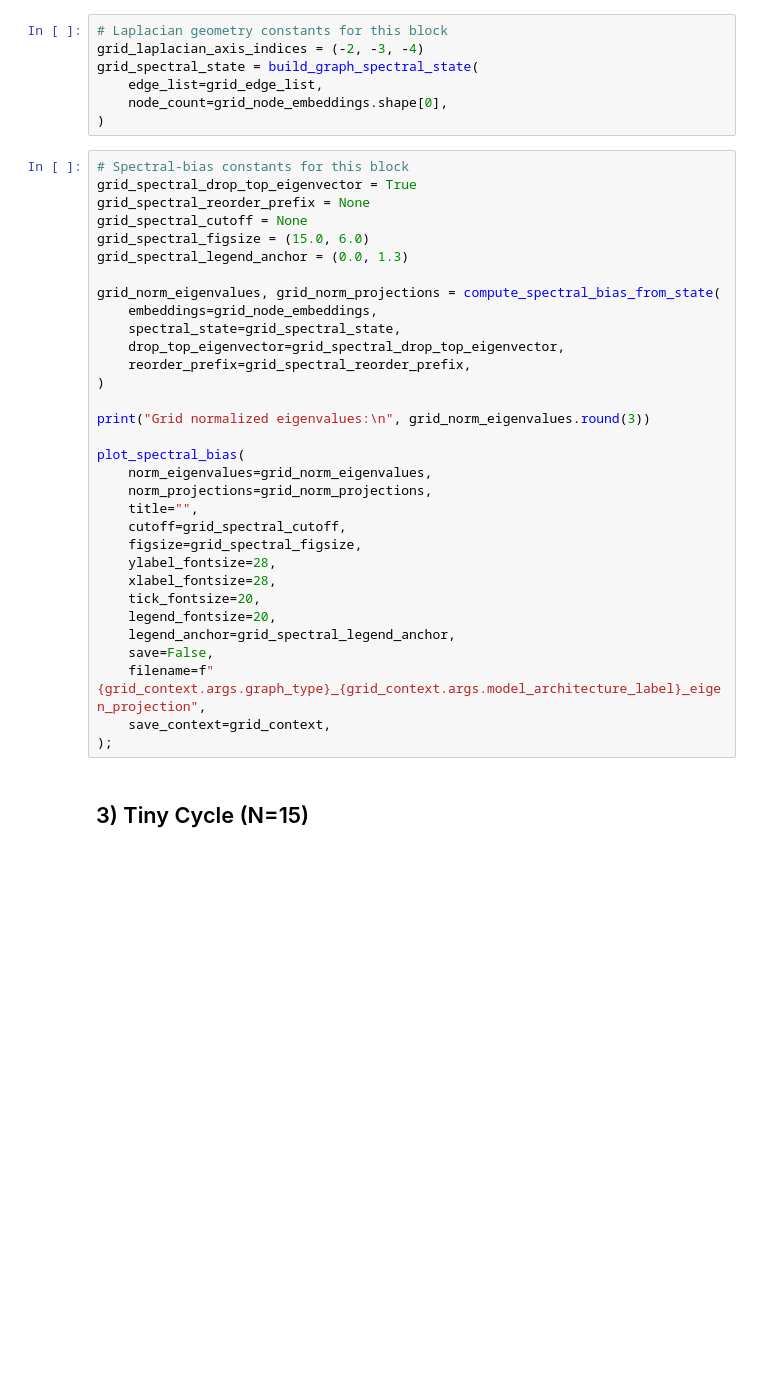
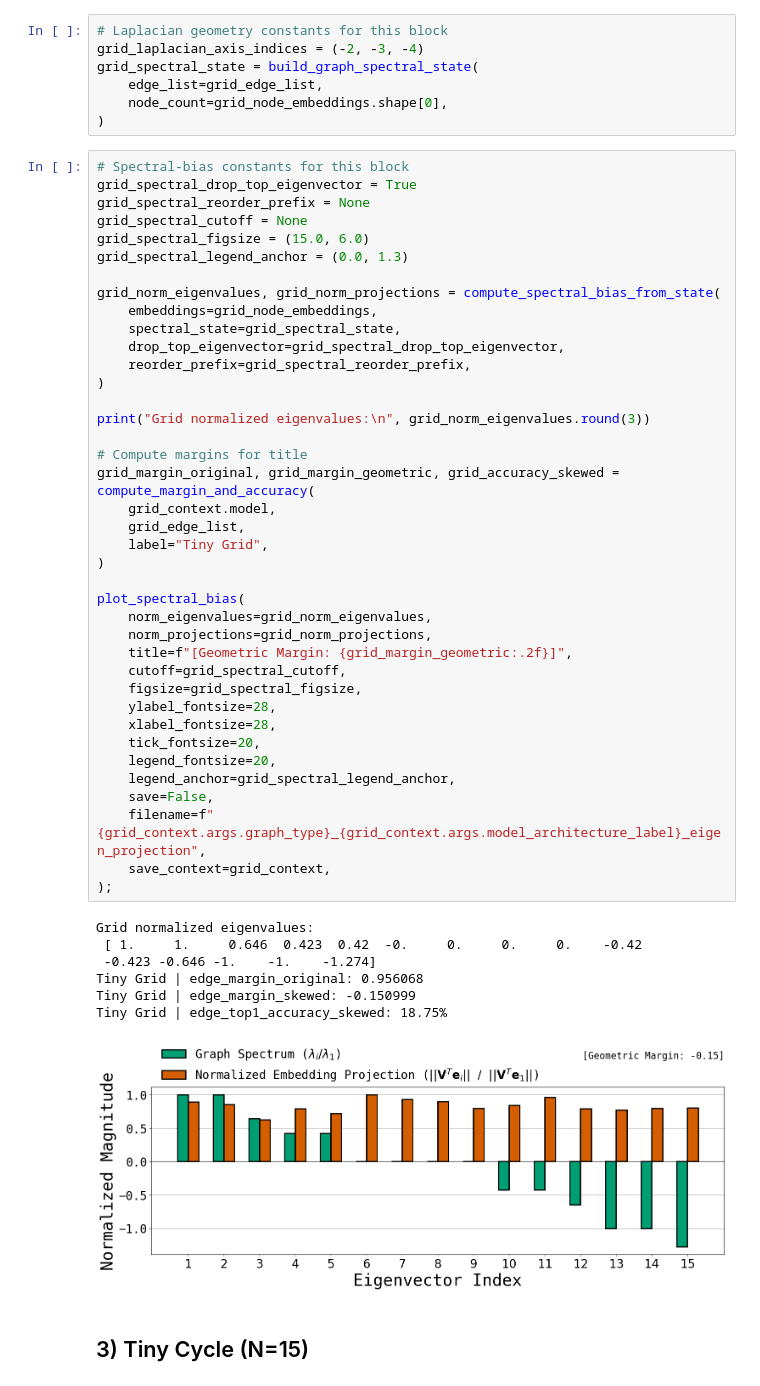
Before and after one commit to Shahriarnz14/Geometric_Memory, a Jupyter notebook: tiny_graphs_notebooks/experiment_notebooks/tiny_associative.ipynb, the cells around one changed output. Cells and saved outputs as stored; diff of their text form; blank space fills up the shorter version.

```diff
--- a/tiny_graphs_notebooks/experiment_notebooks/tiny_associative.ipynb
+++ b/tiny_graphs_notebooks/experiment_notebooks/tiny_associative.ipynb
@@ -452,34 +577,49 @@ grid_spectral_state = build_graph_spectral_state(
 # Spectral-bias constants for this block
 grid_spectral_drop_top_eigenvector = True
 grid_spectral_reorder_prefix = None
 grid_spectral_cutoff = None
 grid_spectral_figsize = (15.0, 6.0)
 grid_spectral_legend_anchor = (0.0, 1.3)
 
 grid_norm_eigenvalues, grid_norm_projections = compute_spectral_bias_from_state(
     embeddings=grid_node_embeddings,
     spectral_state=grid_spectral_state,
     drop_top_eigenvector=grid_spectral_drop_top_eigenvector,
     reorder_prefix=grid_spectral_reorder_prefix,
 )
 
 print("Grid normalized eigenvalues:\n", grid_norm_eigenvalues.round(3))
 
+# Compute margins for title
+grid_margin_original, grid_margin_geometric, grid_accuracy_skewed = compute_margin_and_accuracy(
+    grid_context.model,
+    grid_edge_list,
+    label="Tiny Grid",
+)
+
 plot_spectral_bias(
     norm_eigenvalues=grid_norm_eigenvalues,
     norm_projections=grid_norm_projections,
-    title="",
+    title=f"[Geometric Margin: {grid_margin_geometric:.2f}]",
     cutoff=grid_spectral_cutoff,
     figsize=grid_spectral_figsize,
     ylabel_fontsize=28,
     xlabel_fontsize=28,
     tick_fontsize=20,
     legend_fontsize=20,
     legend_anchor=grid_spectral_legend_anchor,
     save=False,
     filename=f"{grid_context.args.graph_type}_{grid_context.args.model_architecture_label}_eigen_projection",
     save_context=grid_context,
 );
+# %% [output]
+Grid normalized eigenvalues:
+ [ 1.     1.     0.646  0.423  0.42  -0.     0.     0.     0.    -0.42
+ -0.423 -0.646 -1.    -1.    -1.274]
+Tiny Grid | edge_margin_original: 0.956068
+Tiny Grid | edge_margin_skewed: -0.150999
+Tiny Grid | edge_top1_accuracy_skewed: 18.75%
+[figure, added]
 # %% [markdown]
 ## 3) Tiny Cycle (N=15)
 # %%
```
Also changed, not shown: parts of 31 cells of this notebook.
